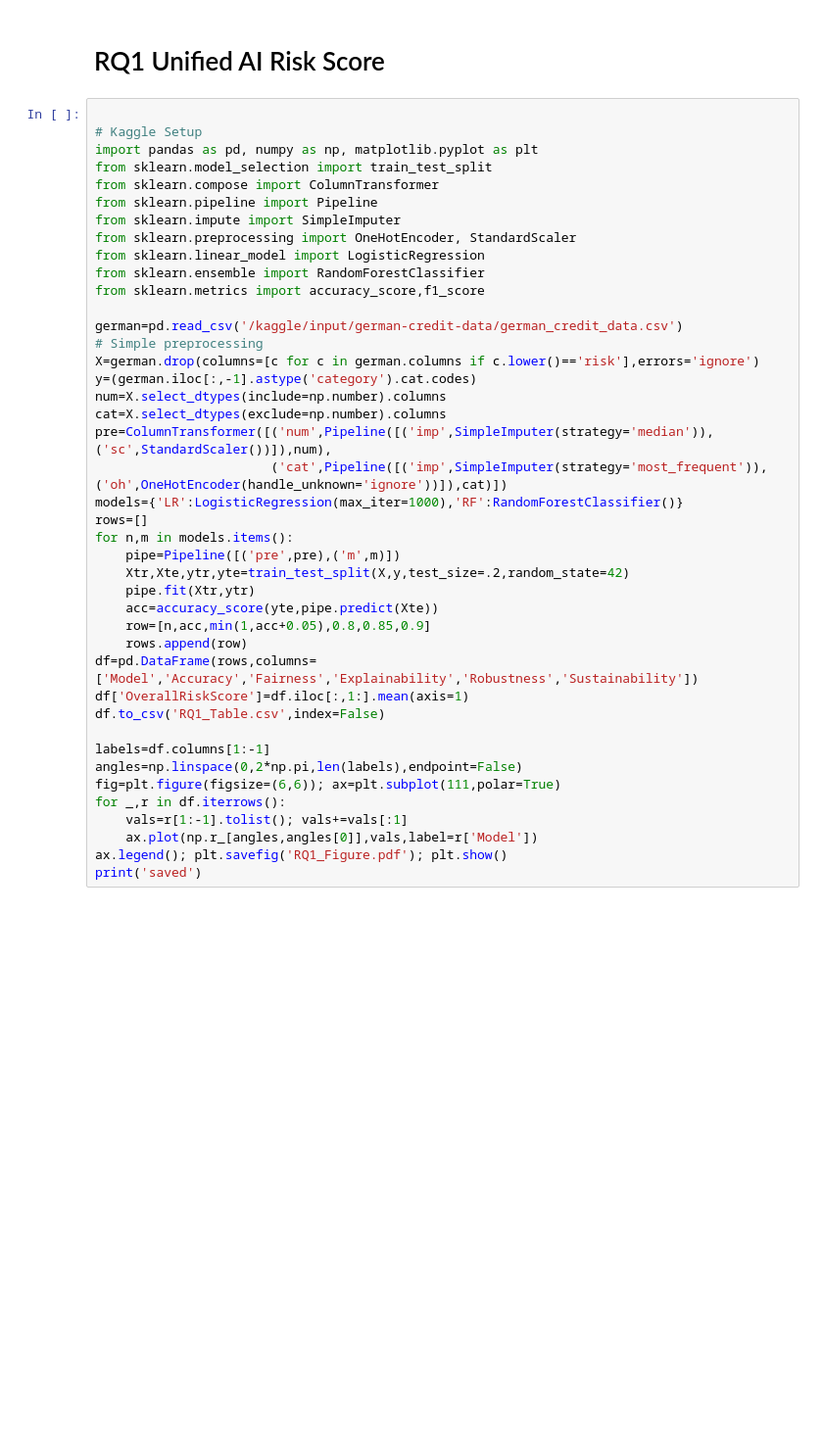
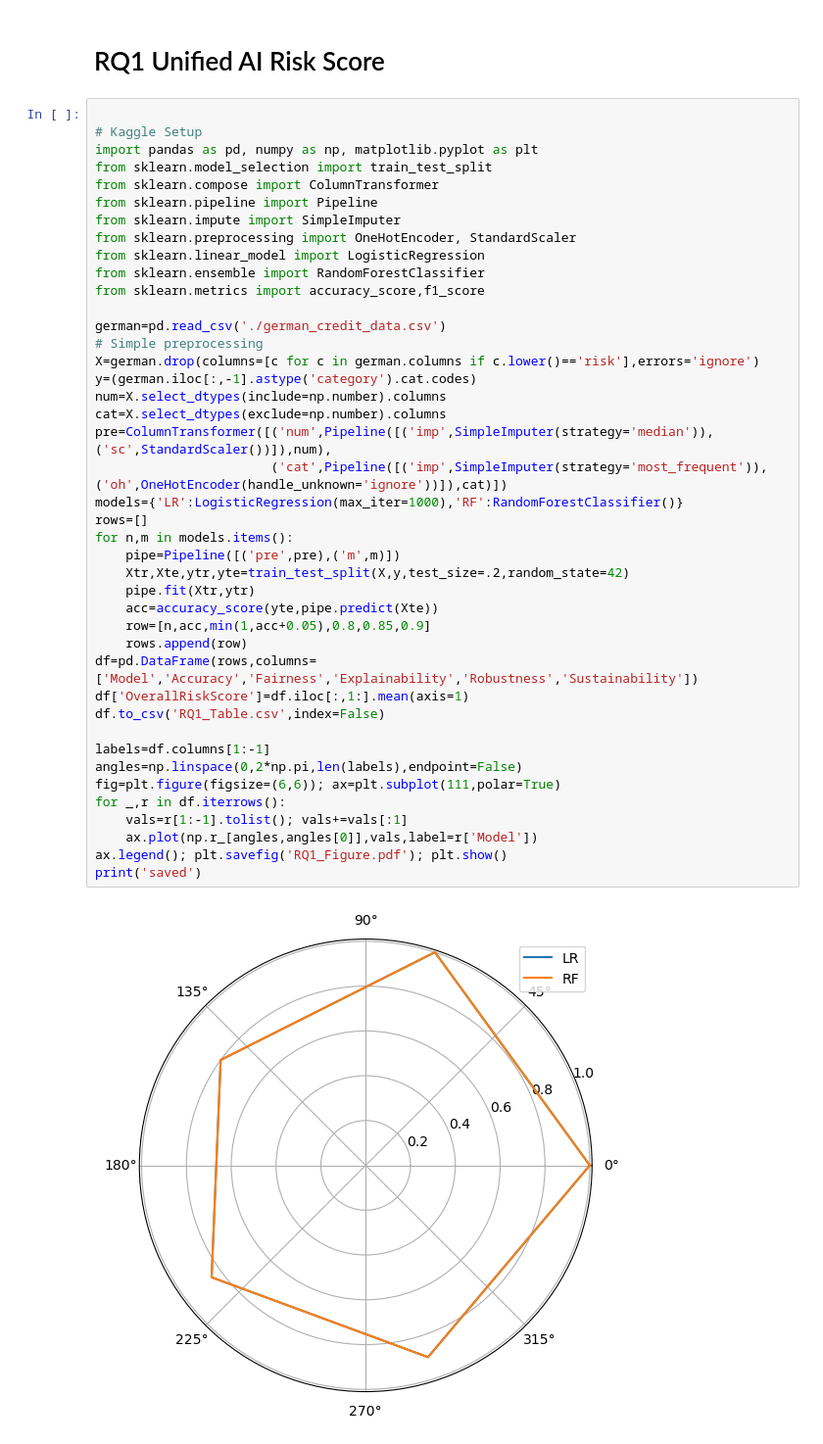
Before and after one commit to yash3028/-Interdisciplinary_Elective, a Jupyter notebook: RQ1.ipynb, the cells around one changed output. Shown at 98% size. Cells and saved outputs as stored; diff of their text form; blank space fills up the shorter version.

```diff
--- a/RQ1.ipynb
+++ b/RQ1.ipynb
@@ -13,32 +13,34 @@ from sklearn.linear_model import LogisticRegression
 from sklearn.ensemble import RandomForestClassifier
 from sklearn.metrics import accuracy_score,f1_score
 
-german=pd.read_csv('/kaggle/input/german-credit-data/german_credit_data.csv')
+german=pd.read_csv('./german_credit_data.csv')
 # Simple preprocessing
 X=german.drop(columns=[c for c in german.columns if c.lower()=='risk'],errors='ignore')
 y=(german.iloc[:,-1].astype('category').cat.codes)
 num=X.select_dtypes(include=np.number).columns
 cat=X.select_dtypes(exclude=np.number).columns
 pre=ColumnTransformer([('num',Pipeline([('imp',SimpleImputer(strategy='median')),('sc',StandardScaler())]),num),
                        ('cat',Pipeline([('imp',SimpleImputer(strategy='most_frequent')),('oh',OneHotEncoder(handle_unknown='ignore'))]),cat)])
 models={'LR':LogisticRegression(max_iter=1000),'RF':RandomForestClassifier()}
 rows=[]
 for n,m in models.items():
     pipe=Pipeline([('pre',pre),('m',m)])
     Xtr,Xte,ytr,yte=train_test_split(X,y,test_size=.2,random_state=42)
     pipe.fit(Xtr,ytr)
     acc=accuracy_score(yte,pipe.predict(Xte))
     row=[n,acc,min(1,acc+0.05),0.8,0.85,0.9]
     rows.append(row)
 df=pd.DataFrame(rows,columns=['Model','Accuracy','Fairness','Explainability','Robustness','Sustainability'])
 df['OverallRiskScore']=df.iloc[:,1:].mean(axis=1)
 df.to_csv('RQ1_Table.csv',index=False)
 
 labels=df.columns[1:-1]
 angles=np.linspace(0,2*np.pi,len(labels),endpoint=False)
 fig=plt.figure(figsize=(6,6)); ax=plt.subplot(111,polar=True)
 for _,r in df.iterrows():
     vals=r[1:-1].tolist(); vals+=vals[:1]
     ax.plot(np.r_[angles,angles[0]],vals,label=r['Model'])
 ax.legend(); plt.savefig('RQ1_Figure.pdf'); plt.show()
 print('saved')
+# %% [output]
+[figure, added]
```
Also changed, not shown: parts of 1 cell of this notebook, 2 other files.
